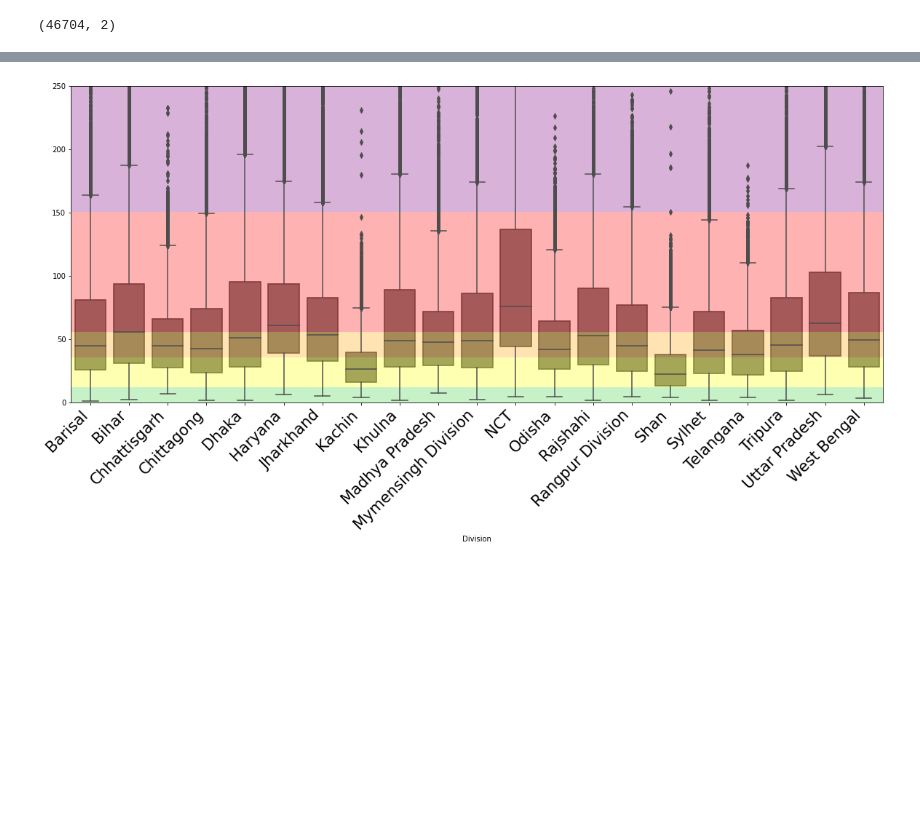
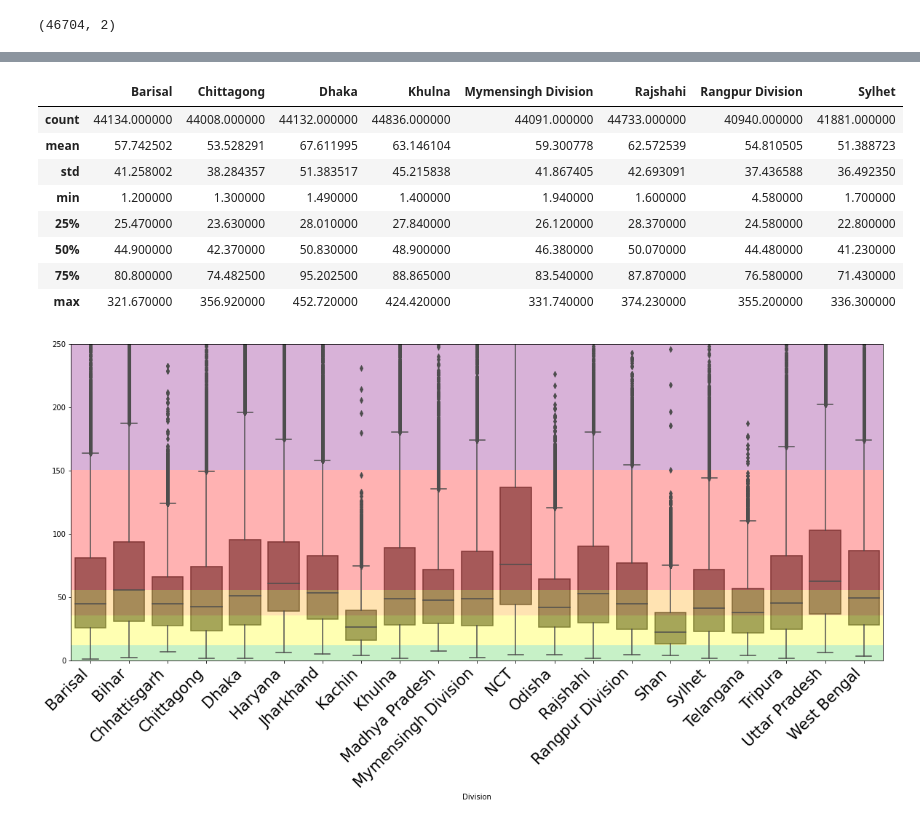
Before and after one commit to asifzmn/Air_Quality_Analysis, a Jupyter notebook: exploration/EDA_time_series.ipynb, the cells around one changed output, grey strips where cells are left out. Saved outputs shown, nothing was run; the diff lists cells and outputs as text; code cells hidden in the pictures; blank space fills up the shorter version.

```diff
--- a/exploration/EDA_time_series.ipynb
+++ b/exploration/EDA_time_series.ipynb
@@ -39,3 +81,15 @@ box_plot_series(country_series)
+# %%
+region_series.describe()
+# %% [output]
+|  | Barisal | Chittagong | Dhaka | Khulna | Mymensingh Division | Rajshahi | Rangpur Division | Sylhet |
+| count | 44134.000000 | 44008.000000 | 44132.000000 | 44836.000000 | 44091.000000 | 44733.000000 | 40940.000000 | 41881.000000 |
+| mean | 57.742502 | 53.528291 | 67.611995 | 63.146104 | 59.300778 | 62.572539 | 54.810505 | 51.388723 |
+| std | 41.258002 | 38.284357 | 51.383517 | 45.215838 | 41.867405 | 42.693091 | 37.436588 | 36.492350 |
+| min | 1.200000 | 1.300000 | 1.490000 | 1.400000 | 1.940000 | 1.600000 | 4.580000 | 1.700000 |
+| 25% | 25.470000 | 23.630000 | 28.010000 | 27.840000 | 26.120000 | 28.370000 | 24.580000 | 22.800000 |
+| 50% | 44.900000 | 42.370000 | 50.830000 | 48.900000 | 46.380000 | 50.070000 | 44.480000 | 41.230000 |
+| 75% | 80.800000 | 74.482500 | 95.202500 | 88.865000 | 83.540000 | 87.870000 | 76.580000 | 71.430000 |
+| max | 321.670000 | 356.920000 | 452.720000 | 424.420000 | 331.740000 | 374.230000 | 355.200000 | 336.300000 |
 # %%
 box_plot_series(region_series)
 # %% [output]
```
Also changed, not shown: parts of 9 cells of this notebook, 6 other files.
